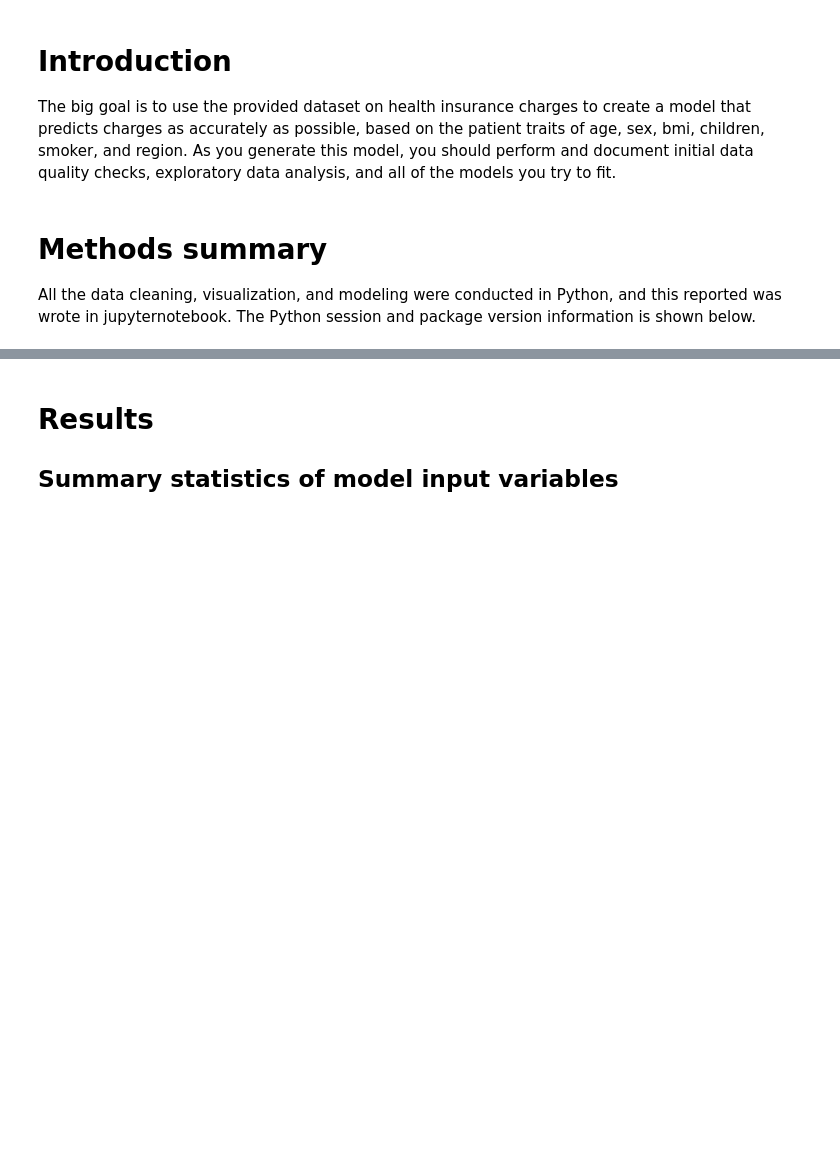
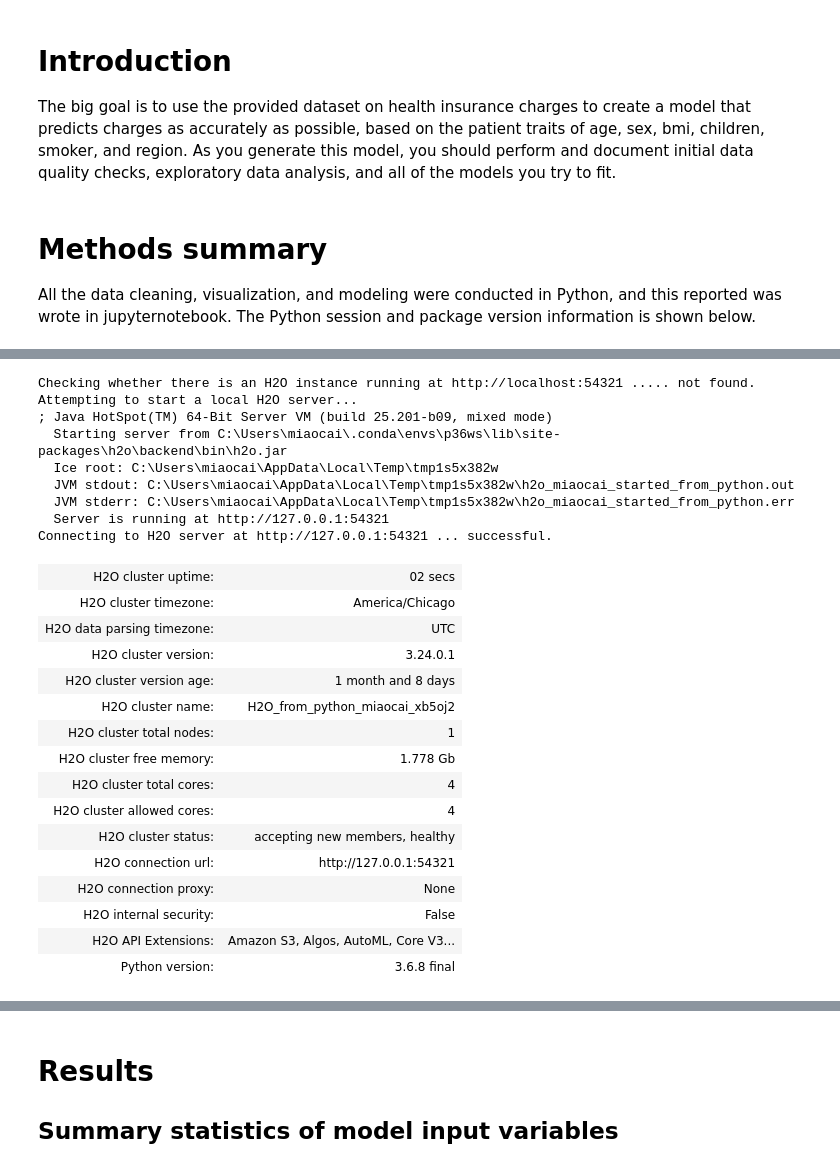
Before and after one commit to caimiao0714/HDS5230Homework, a Jupyter notebook: Final exam/HDS5230 Final Exam - programming - Miao Cai.ipynb, the cells around one changed output, grey strips where cells are left out. Drawn from its saved outputs; the diff is of its cells as text; code cells hidden in the pictures; blank space fills up the shorter version.

```diff
--- a/Final exam/HDS5230 Final Exam - programming - Miao Cai.ipynb
+++ b/Final exam/HDS5230 Final Exam - programming - Miao Cai.ipynb
@@ -56,0 +69,28 @@ Seaborn version:0.9.0
+# %%
+h2o.init(ip='localhost', port=54321, nthreads=-1, max_mem_size='2G')
+# %% [output]
+Checking whether there is an H2O instance running at http://localhost:54321 ..... not found.
+Attempting to start a local H2O server...
+; Java HotSpot(TM) 64-Bit Server VM (build 25.201-b09, mixed mode)
+  Starting server from C:\Users\miaocai\.conda\envs\p36ws\lib\site-packages\h2o\backend\bin\h2o.jar
+  Ice root: C:\Users\miaocai\AppData\Local\Temp\tmp1s5x382w
+  JVM stdout: C:\Users\miaocai\AppData\Local\Temp\tmp1s5x382w\h2o_miaocai_started_from_python.out
+  JVM stderr: C:\Users\miaocai\AppData\Local\Temp\tmp1s5x382w\h2o_miaocai_started_from_python.err
+  Server is running at http://127.0.0.1:54321
+Connecting to H2O server at http://127.0.0.1:54321 ... successful.
+| H2O cluster uptime: | 02 secs |
+| H2O cluster timezone: | America/Chicago |
+| H2O data parsing timezone: | UTC |
+| H2O cluster version: | 3.24.0.1 |
+| H2O cluster version age: | 1 month and 8 days |
+| H2O cluster name: | H2O_from_python_miaocai_xb5oj2 |
+| H2O cluster total nodes: | 1 |
+| H2O cluster free memory: | 1.778 Gb |
+| H2O cluster total cores: | 4 |
+| H2O cluster allowed cores: | 4 |
+| H2O cluster status: | accepting new members, healthy |
+| H2O connection url: | http://127.0.0.1:54321 |
+| H2O connection proxy: | None |
+| H2O internal security: | False |
+| H2O API Extensions: | Amazon S3, Algos, AutoML, Core V3... |
+| Python version: | 3.6.8 final |
```
Also changed, not shown: parts of 13 cells of this notebook.
